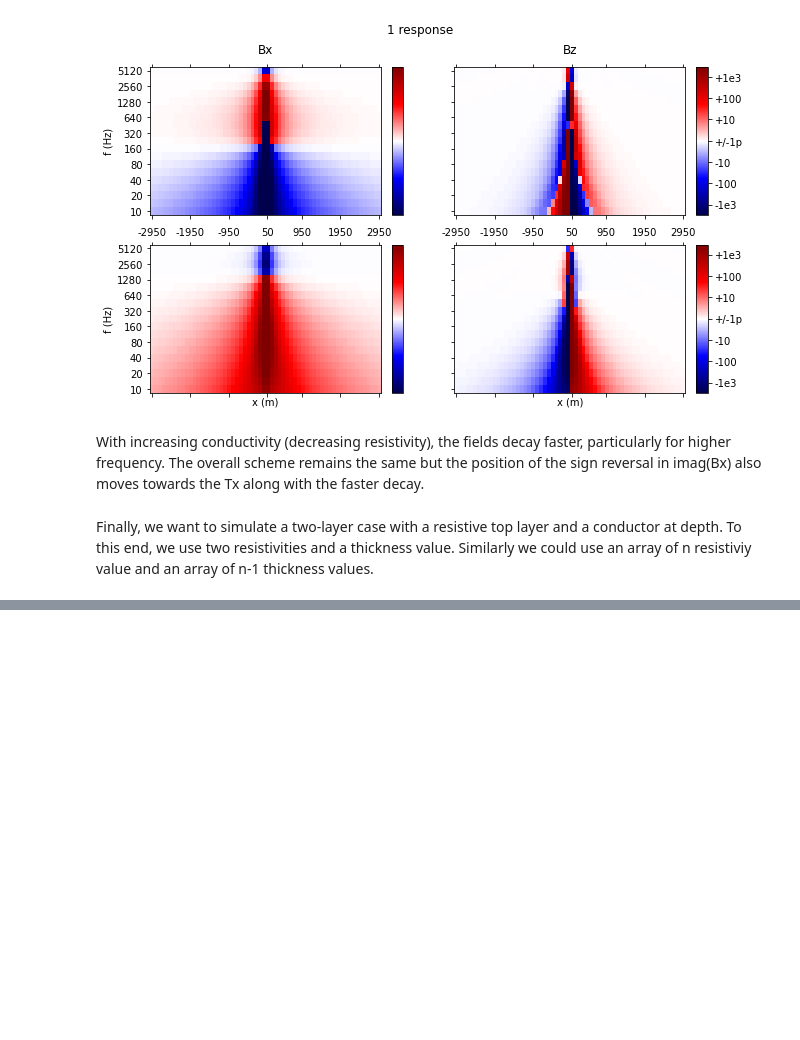
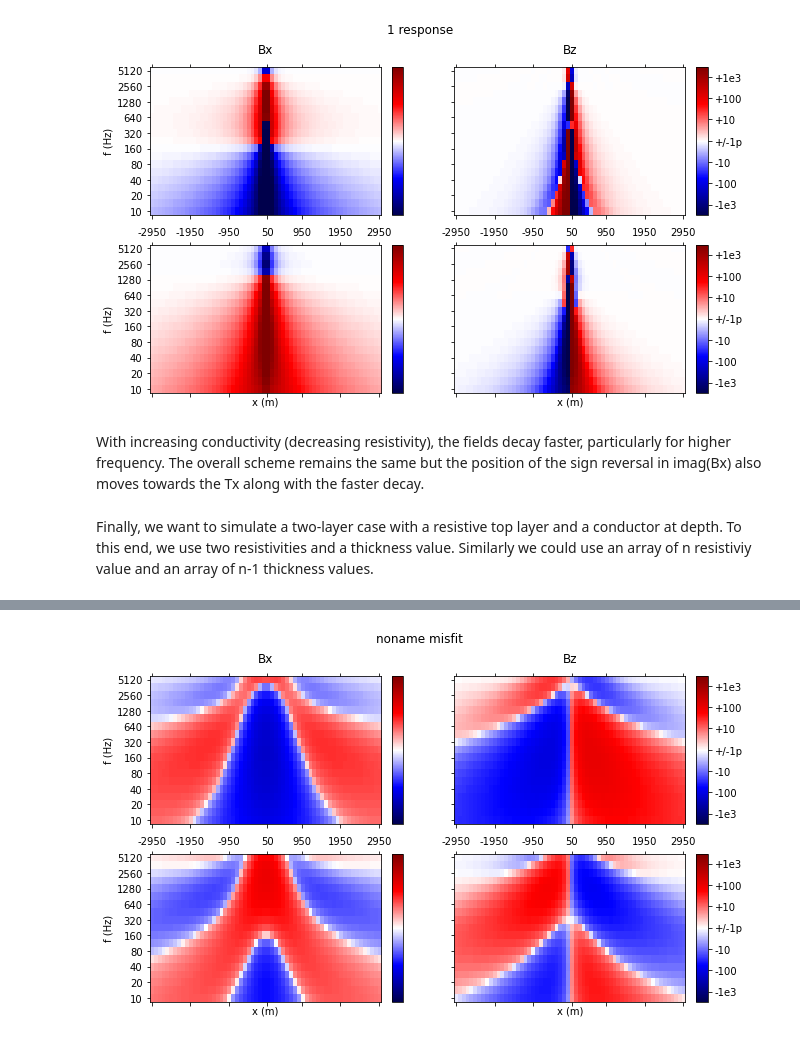
Before and after one commit to LIAG-S2/SAEM, a Jupyter notebook: examples/SAEM-Fields.ipynb, the cells around one changed output, grey strips where cells are left out. Cells and saved outputs as stored; diff of their text form; code cells hidden in the pictures; blank space fills up the shorter version.

```diff
--- a/examples/SAEM-Fields.ipynb
+++ b/examples/SAEM-Fields.ipynb
@@ -71,0 +73,6 @@ Actually I don't understand why the real part of Bx has a negative sign now.
+# %%
+# To show the difference to the background halfspace we display the misfit
+self.simulate(1000)
+self.showLineData(what="misfit", **kw);
+# %% [output]
+[figure, added]
```
Also changed, not shown: parts of 5 cells of this notebook, 1 other file.
